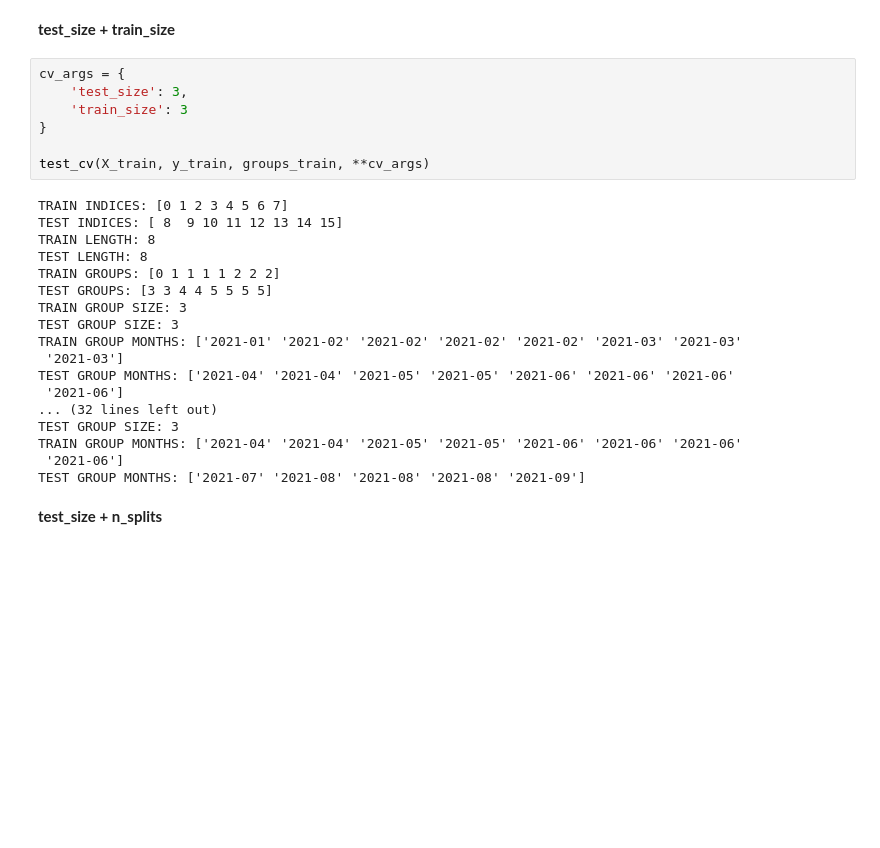
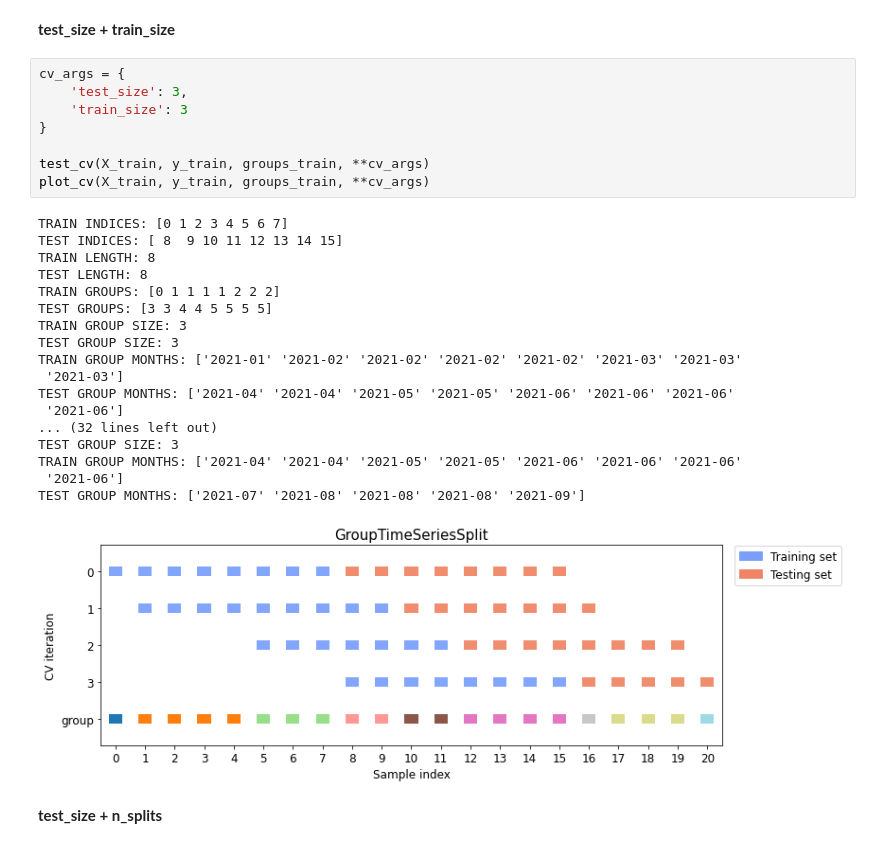
Before and after one commit to labdmitriy/ml-lab, a Jupyter notebook: notebooks/GroupTimeSeriesSplit.ipynb, the cells around one changed output. Drawn from its saved outputs; the diff is of its cells as text; blank space fills up the shorter version.

```diff
--- a/notebooks/GroupTimeSeriesSplit.ipynb
+++ b/notebooks/GroupTimeSeriesSplit.ipynb
@@ -272,28 +338,30 @@ Not enough data to split number of groups (9) for number splits (3) with train s
 # %%
 cv_args = {
     'test_size': 3,
     'train_size': 3
 }
 
 test_cv(X_train, y_train, groups_train, **cv_args)
+plot_cv(X_train, y_train, groups_train, **cv_args)
 # %% [output]
 TRAIN INDICES: [0 1 2 3 4 5 6 7]
 TEST INDICES: [ 8  9 10 11 12 13 14 15]
 TRAIN LENGTH: 8
 TEST LENGTH: 8
 TRAIN GROUPS: [0 1 1 1 1 2 2 2]
 TEST GROUPS: [3 3 4 4 5 5 5 5]
 TRAIN GROUP SIZE: 3
 TEST GROUP SIZE: 3
 TRAIN GROUP MONTHS: ['2021-01' '2021-02' '2021-02' '2021-02' '2021-02' '2021-03' '2021-03'
  '2021-03']
 TEST GROUP MONTHS: ['2021-04' '2021-04' '2021-05' '2021-05' '2021-06' '2021-06' '2021-06'
  '2021-06']
 ... (32 lines left out)
 TEST GROUP SIZE: 3
 TRAIN GROUP MONTHS: ['2021-04' '2021-04' '2021-05' '2021-05' '2021-06' '2021-06' '2021-06'
  '2021-06']
 TEST GROUP MONTHS: ['2021-07' '2021-08' '2021-08' '2021-08' '2021-09']
+[figure, added]
 # %% [markdown]
 **test_size + n_splits**
 # %%
```
Also changed, not shown: parts of 11 cells of this notebook, 1 other file.
